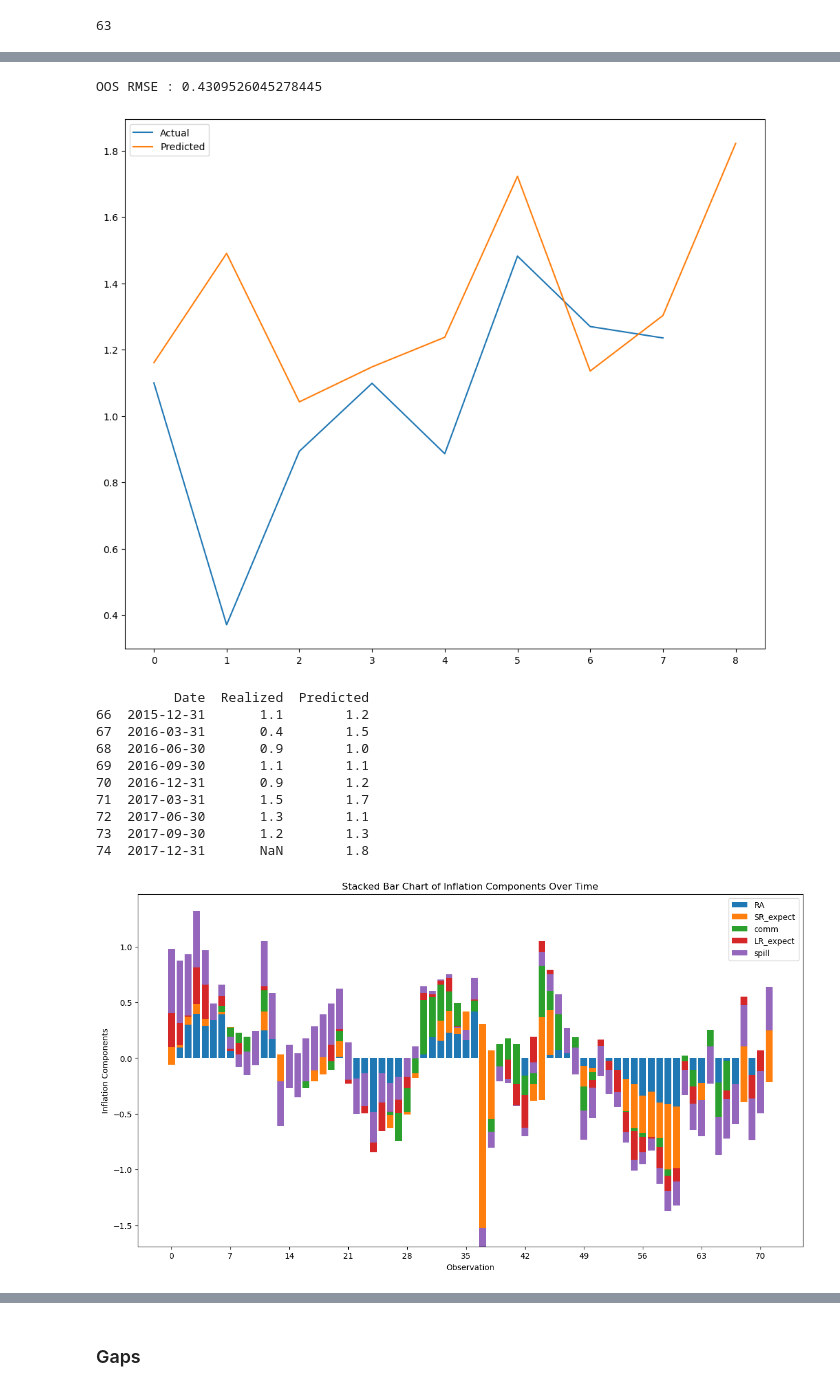
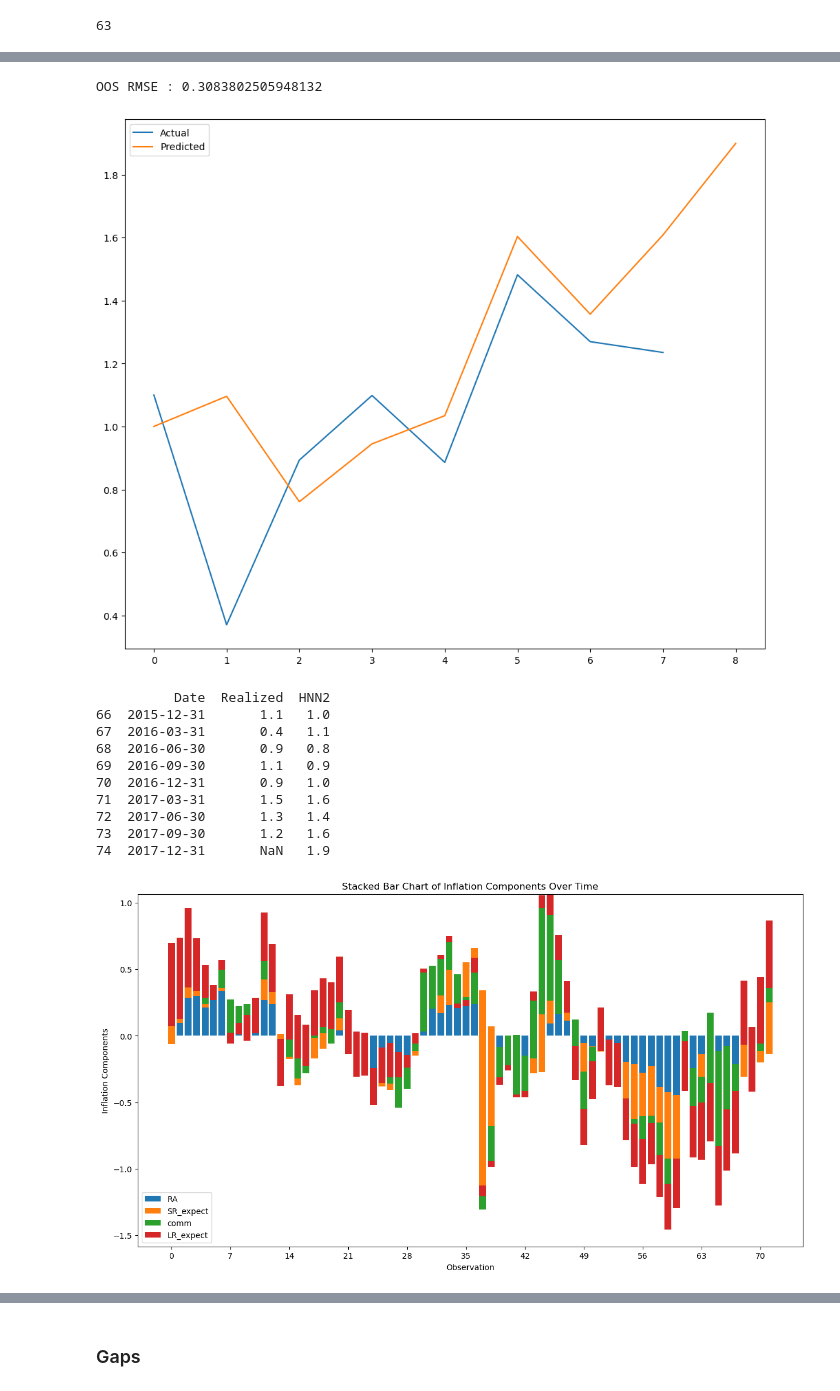
Before and after one commit to rfals/npc_eu, a Jupyter notebook: notebooks/HNN2.ipynb, the cells around one changed output, grey strips where cells are left out. Saved outputs shown, nothing was run; the diff lists cells and outputs as text; code cells hidden in the pictures.

```diff
--- a/notebooks/HNN2.ipynb
+++ b/notebooks/HNN2.ipynb
@@ -142,7 +127,7 @@ inflation
 | 2017-12-31 | 118.95130 | 116.36400 | 4.778714 | 0.002075 |
 76 rows × 4 columns
 # %%
-data = pd.concat([inflation, activity, external, expectations, spillover], axis=1, join='inner')
+data = pd.concat([inflation, activity, external, expectations], axis=1, join='inner')
 data
 # %% [output]
 |  | HICPxEN_SA | HICPxENFOOD_SA | Log_CPI | y | RealGDP | UR | OutputGap | UnemplGap | AVGDGP | ... |
@@ -408,14 +393,9 @@ hemisphere_var = DataTools.append_list(first_part, commodities_name)
 x_pos3 = DataTools.find_position(col_names, hemisphere_var)
 #print(x_pos3)
 
-# Hemisphere 5: Spillover
-currencies_name = ['core_cpi_us', 'core_cpi_ch']
-hemisphere_var = DataTools.append_list(first_part, currencies_name)
-x_pos5 = DataTools.find_position(col_names, hemisphere_var)
-
 # Hemisphere 4 : Long-run expectations
 x_pos4 = [(X_train.shape[1]-1)] # trend position
 #print(x_pos4)
 
 # Put all hemisphere position together
-x_pos = [x_pos1, x_pos2, x_pos3 ,x_pos5, x_pos4, x_pos4, x_pos4, x_pos4, x_pos4] # the last 3 x_pos4 are for the coefficients associated with each hemisphere
+x_pos = [x_pos1, x_pos2, x_pos3 , x_pos4, x_pos4, x_pos4, x_pos4] # the last 3 x_pos4 are for the coefficients associated with each hemisphere
@@ -422,37 +574,32 @@ x_pos = [x_pos1, x_pos2, x_pos3 ,x_pos5, x_pos4, x_pos4, x_pos4, x_pos4, x_pos4]
 # %%
 # Nodes in each layers
 nodes = []
-nodes.append(([400]*3)) # Number of neurons and hidden layers in hemisphere 1
-nodes.append(([400]*3)) # Number of neurons and hidden layers in hemisphere 2
-nodes.append(([400]*3)) # Number of neurons and hidden layers in hemisphere 3
-nodes.append(([400]*3)) # Number of neurons and hidden layers in hemisphere 4
-nodes.append(([400]*3)) # Number of neurons and hidden layers in hemisphere 5
-nodes.append(([100]*3)) # Number of neurons and hidden layers for the trend in hemisphere 1
-nodes.append(([100]*3)) # Number of neurons and hidden layers for the trend in hemisphere 2
-nodes.append(([100]*3)) # Number of neurons and hidden layers for the trend in hemisphere 3
-nodes.append(([100]*3)) # Number of neurons and hidden layers for the trend in hemisphere 5
+nodes.append(([403, 444, 255])) # Number of neurons and hidden layers in hemisphere 1
+nodes.append(([163, 269, 210])) # Number of neurons and hidden layers in hemisphere 2
+nodes.append(([449, 181, 355])) # Number of neurons and hidden layers in hemisphere 3
+nodes.append(([461, 346, 396])) # Number of neurons and hidden layers in hemisphere 4
+
+nodes.append(([107, 153, 125])) # Number of neurons and hidden layers for the trend in hemisphere 1
+nodes.append(([136, 92, 51])) # Number of neurons and hidden layers for the trend in hemisphere 2
+nodes.append(([183, 109, 71])) # Number of neurons and hidden layers for the trend in hemisphere 3
 
 # Number of inputs
-n_features = [len(x_pos1), len(x_pos2), len(x_pos3), len(x_pos5), 1, 1, 1, 1, 1] # hemisphere 1, 2, 3, 4, 5 trend 1, trend 2, trend 3, trend 5
+n_features = [len(x_pos1), len(x_pos2), len(x_pos3), 1, 1, 1, 1] # hemisphere 1, 2, 3, 4, trend 1, trend 2, trend 3
 
 # Add a trend to the hemispheres
-add_trends_to = list(range(0,4))
-
-# Always oob postion (not included in HNN training set) : 2020Q1 - 2020Q4
-# ao_start = dates[dates == "2015-03-31"].index[0]
-# ao_end = dates[dates == "2015-12-31"].index[0]
+add_trends_to = list(range(0,3))
 
 # Hyperparameters list
 nn_hyps = {"nodes":nodes,                   # Number of neurons and hidden layers
            "n_features":n_features,         # Number of inputs in each hemisphere
-           "dropout_rate":0.1,              # Dropout rate in each layers (same for all hemispheres)
+           "dropout_rate":0.2,              # Dropout rate in each layers (same for all hemispheres)
            "add_trends_to":add_trends_to,   # Add trend (time varying coefficient) to hemispheres 1 to 3
            "x_pos":x_pos,                   # Position of the variables in each hemisphere
            "lr":0.05,                       # Learning rate
            "epochs":500,                    # Maximum number of epochs
            "patience":50,                   # Number of epochs before stopping once your loss starts to increase (Return the best model)
            "block_size":6,                  # Number of quarter the use in block bootstrap (not used if opt_bootstrap = 1)
-           "num_bootstrap":100,             # Number of bootstrap
+           "num_bootstrap":150,             # Number of bootstrap
            "opt_bootstrap":2,               # Bootstrapping types (1: Normal, 2: block bootstrap)
            "model_to_return":'last',        # Return the last model ("last") or the best model ("best") after the early stopping
            "sampling_rate":0.85,            # In-sample sampling rate
@@ -522,19 +669,19 @@ plt.show()
 # Put realized and predicted values in a dataframe
 df = pd.DataFrame({'Date':dates[-len(realized):],
                    'Realized': realized,
-                   'Predicted': predicted})
+                   'HNN2': predicted})
 df = df.round(1)
 print(df)
 # %% [output]
-OOS RMSE : 0.4309526045278445
+OOS RMSE : 0.3083802505948132
-[figure, old version]
+[figure, new version]
-          Date  Realized  Predicted
-66  2015-12-31       1.1        1.2
-67  2016-03-31       0.4        1.5
-68  2016-06-30       0.9        1.0
-69  2016-09-30       1.1        1.1
-70  2016-12-31       0.9        1.2
-71  2017-03-31       1.5        1.7
-72  2017-06-30       1.3        1.1
-73  2017-09-30       1.2        1.3
-74  2017-12-31       NaN        1.8
+          Date  Realized  HNN2
+66  2015-12-31       1.1   1.0
+67  2016-03-31       0.4   1.1
+68  2016-06-30       0.9   0.8
+69  2016-09-30       1.1   0.9
+70  2016-12-31       0.9   1.0
+71  2017-03-31       1.5   1.6
+72  2017-06-30       1.3   1.4
+73  2017-09-30       1.2   1.6
+74  2017-12-31       NaN   1.9
@@ -541,28 +690,28 @@ OOS RMSE : 0.4309526045278445
 # %%
 comps = np.vstack((results['part_pred_in_mean'], results['part_pred_mean']))
 
 observations = len(comps)
 
-components_names = ['RA', 'SR_expect', 'comm', 'LR_expect', 'spill']
+components_names = ['RA', 'SR_expect', 'comm', 'LR_expect']
 
 # Creating the stacked bar chart
 plt.figure(figsize=(15, 8))  # Adjust the figure size as needed
 
 # Stacking bars for each component
 bottom = np.zeros(observations)
-for i in range(5):
+for i in range(4):
     plt.bar(range(observations), comps[:, i], bottom=bottom, label=components_names[i])
     bottom += comps[:, i]
 
 plt.xlabel('Observation')
 plt.ylabel('Inflation Components')
 plt.title('Stacked Bar Chart of Inflation Components Over Time')
 plt.xticks(range(0, observations, max(1, observations // 10)))  # Adjust the x-axis ticks as needed
 plt.legend()
 
 plt.show()
 # %% [output]
-[figure, old version]
+[figure, new version]
 # %%
 # Get all components
 RA = np.concatenate((results['part_pred_in_mean'][:,0], results['part_pred_mean'][:,0]), axis=0)
```
Also changed, not shown: parts of 39 cells of this notebook, 12 other files.
